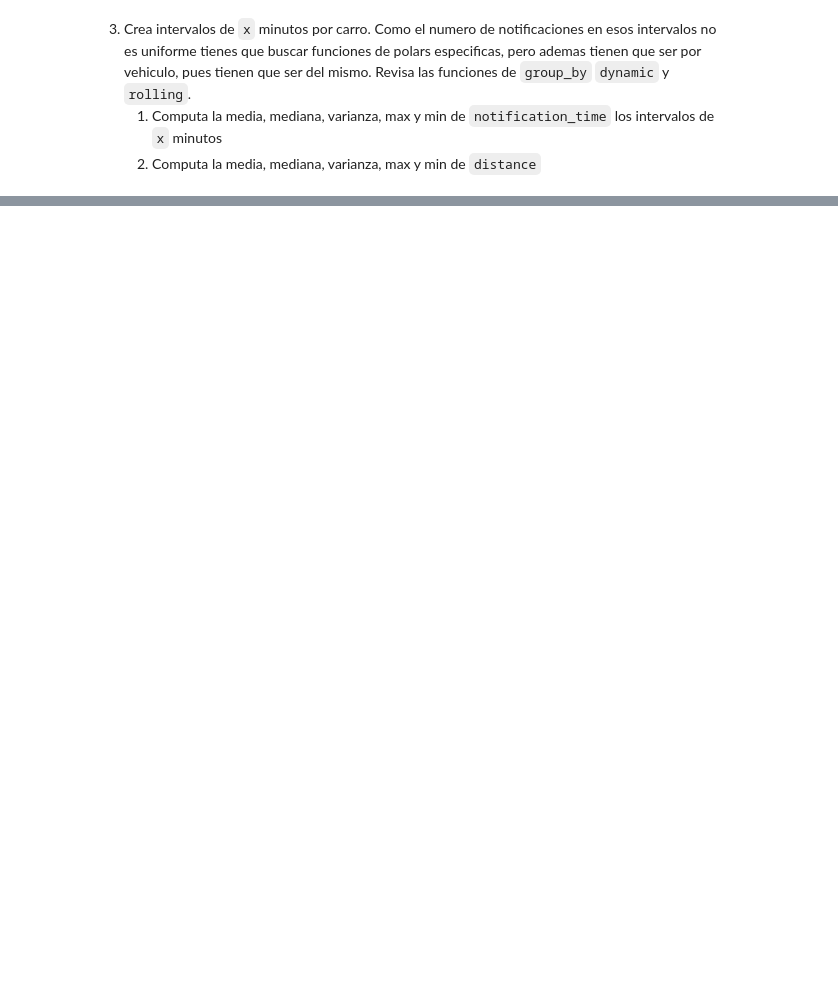
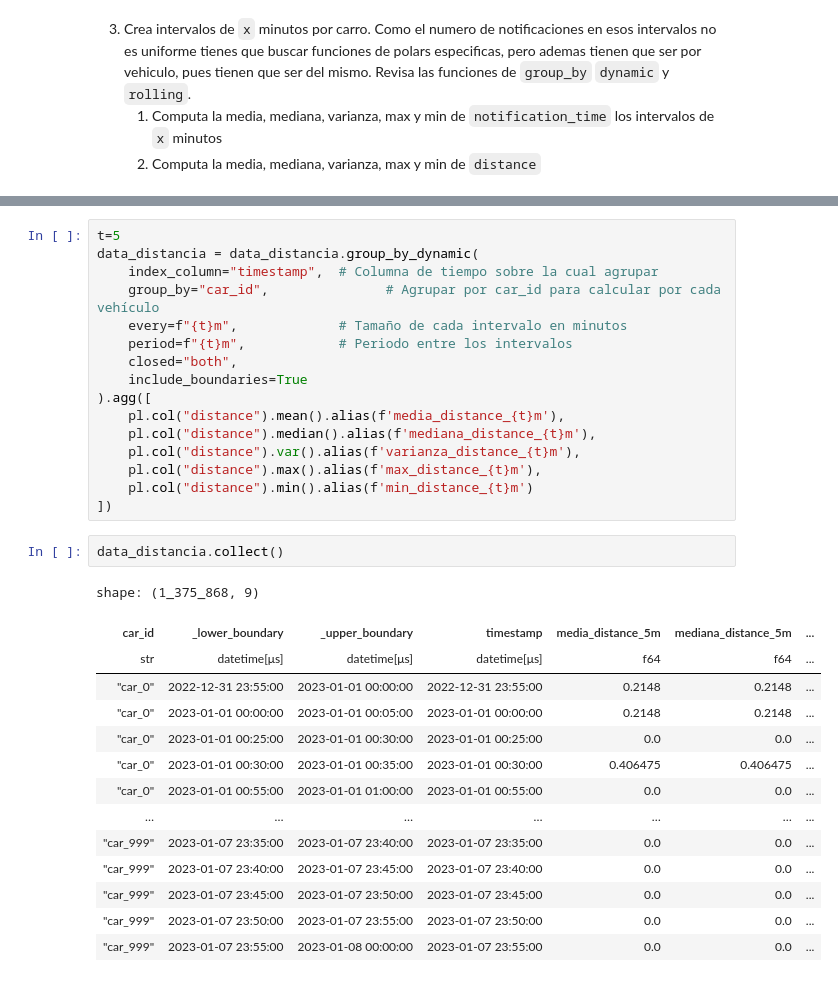
Before and after one commit to sonder-art/fdd_p24, a Jupyter notebook: tareas/9019_mmm/polars/05_polars_ts.ipynb, the cells around one changed output, grey strips where cells are left out. Saved outputs shown, nothing was run; the diff lists cells and outputs as text; blank space fills up the shorter version.

```diff
--- a/tareas/9019_mmm/polars/05_polars_ts.ipynb
+++ b/tareas/9019_mmm/polars/05_polars_ts.ipynb
@@ -165,0 +270,33 @@ SORT BY [col("car_id"), col("timestamp")]
+# %%
+t=5
+data_distancia = data_distancia.group_by_dynamic(
+    index_column="timestamp",  # Columna de tiempo sobre la cual agrupar
+    group_by="car_id",               # Agrupar por car_id para calcular por cada vehículo
+    every=f"{t}m",             # Tamaño de cada intervalo en minutos
+    period=f"{t}m",            # Periodo entre los intervalos
+    closed="both",
+    include_boundaries=True
+).agg([
+    pl.col("distance").mean().alias(f'media_distance_{t}m'),
+    pl.col("distance").median().alias(f'mediana_distance_{t}m'),
+    pl.col("distance").var().alias(f'varianza_distance_{t}m'),
+    pl.col("distance").max().alias(f'max_distance_{t}m'),
+    pl.col("distance").min().alias(f'min_distance_{t}m')
+])
+# %%
+data_distancia.collect()
+# %% [output]
+shape: (1_375_868, 9)
+| car_id | _lower_boundary | _upper_boundary | timestamp | media_distance_5m | mediana_distance_5m | ... |
+| str | datetime[μs] | datetime[μs] | datetime[μs] | f64 | f64 | ... |
+| "car_0" | 2022-12-31 23:55:00 | 2023-01-01 00:00:00 | 2022-12-31 23:55:00 | 0.2148 | 0.2148 | ... |
+| "car_0" | 2023-01-01 00:00:00 | 2023-01-01 00:05:00 | 2023-01-01 00:00:00 | 0.2148 | 0.2148 | ... |
+| "car_0" | 2023-01-01 00:25:00 | 2023-01-01 00:30:00 | 2023-01-01 00:25:00 | 0.0 | 0.0 | ... |
+| "car_0" | 2023-01-01 00:30:00 | 2023-01-01 00:35:00 | 2023-01-01 00:30:00 | 0.406475 | 0.406475 | ... |
+| "car_0" | 2023-01-01 00:55:00 | 2023-01-01 01:00:00 | 2023-01-01 00:55:00 | 0.0 | 0.0 | ... |
+| … | … | … | … | … | … | ... |
+| "car_999" | 2023-01-07 23:35:00 | 2023-01-07 23:40:00 | 2023-01-07 23:35:00 | 0.0 | 0.0 | ... |
+| "car_999" | 2023-01-07 23:40:00 | 2023-01-07 23:45:00 | 2023-01-07 23:40:00 | 0.0 | 0.0 | ... |
+| "car_999" | 2023-01-07 23:45:00 | 2023-01-07 23:50:00 | 2023-01-07 23:45:00 | 0.0 | 0.0 | ... |
+| "car_999" | 2023-01-07 23:50:00 | 2023-01-07 23:55:00 | 2023-01-07 23:50:00 | 0.0 | 0.0 | ... |
+| "car_999" | 2023-01-07 23:55:00 | 2023-01-08 00:00:00 | 2023-01-07 23:55:00 | 0.0 | 0.0 | ... |
```
Also changed, not shown: parts of 12 cells of this notebook.
